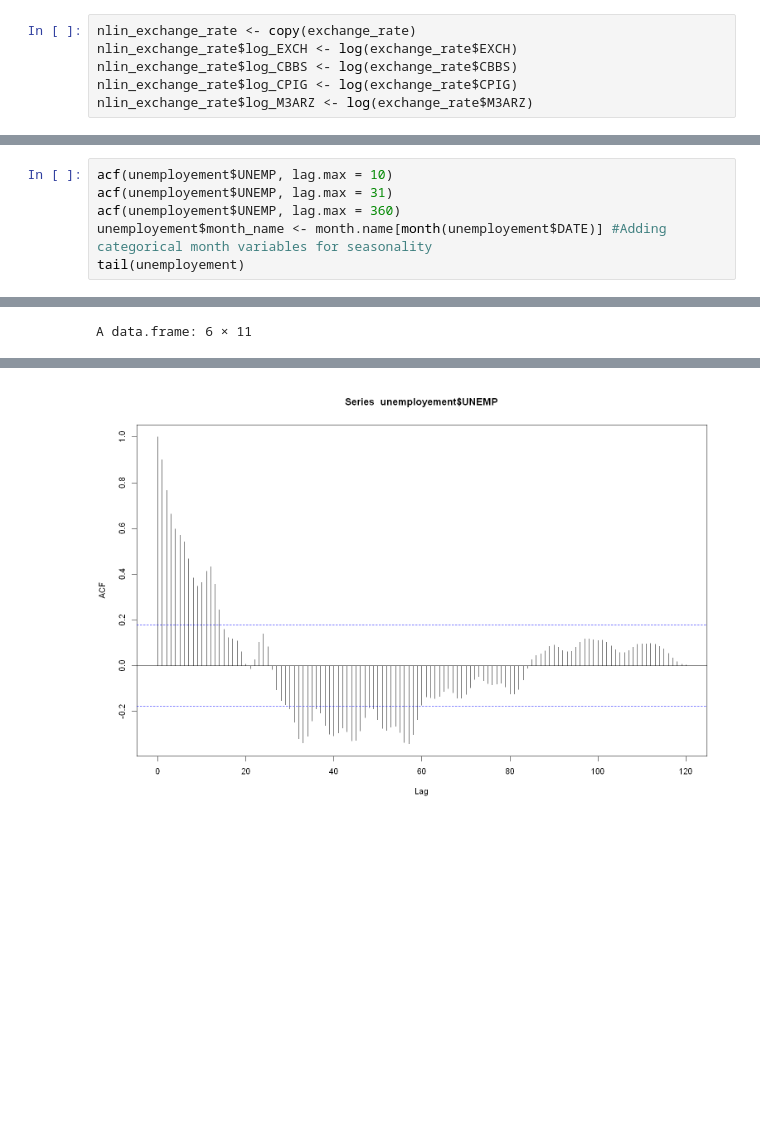
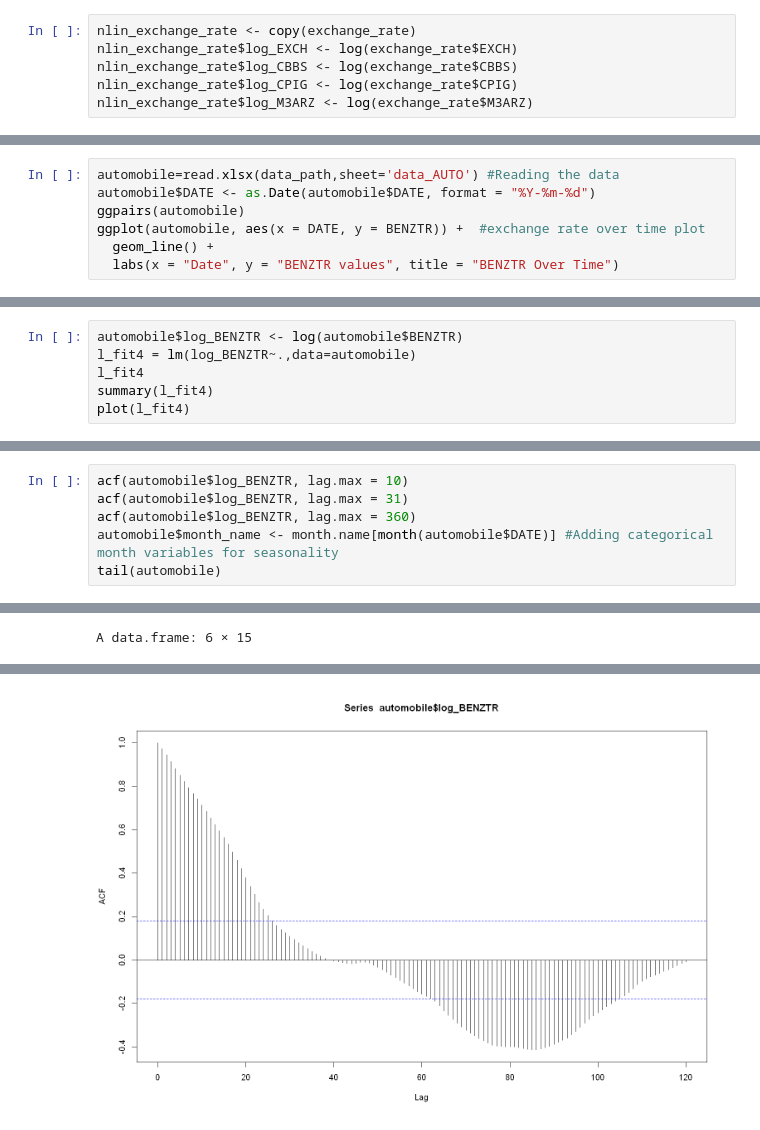
Before and after one commit to BU-IE-360/spring24-kayrasenerr, a Jupyter notebook: rtest.ipynb, the cells around one changed output, grey strips where cells are left out. Drawn from its saved outputs; the diff is of its cells as text; blank space fills up the shorter version.

```diff
--- a/rtest.ipynb
+++ b/rtest.ipynb
@@ -292,0 +398,7 @@ F-statistic: 28.22 on 9 and 111 DF,  p-value: < 2.2e-16
+# %%
+automobile=read.xlsx(data_path,sheet='data_AUTO') #Reading the data
+automobile$DATE <- as.Date(automobile$DATE, format = "%Y-%m-%d")
+ggpairs(automobile)
+ggplot(automobile, aes(x = DATE, y = BENZTR)) +  #exchange rate over time plot
+  geom_line() +
+  labs(x = "Date", y = "BENZTR values", title = "BENZTR Over Time")
@@ -292,0 +408,6 @@ F-statistic: 28.22 on 9 and 111 DF,  p-value: < 2.2e-16
+# %%
+automobile$log_BENZTR <- log(automobile$BENZTR)
+l_fit4 = lm(log_BENZTR~.,data=automobile)
+l_fit4
+summary(l_fit4)
+plot(l_fit4)
@@ -293,7 +446,7 @@ F-statistic: 28.22 on 9 and 111 DF,  p-value: < 2.2e-16
 # %%
-acf(unemployement$UNEMP, lag.max = 10)
-acf(unemployement$UNEMP, lag.max = 31)
-acf(unemployement$UNEMP, lag.max = 360)
-unemployement$month_name <- month.name[month(unemployement$DATE)] #Adding categorical month variables for seasonality
-tail(unemployement)
+acf(automobile$log_BENZTR, lag.max = 10)
+acf(automobile$log_BENZTR, lag.max = 31)
+acf(automobile$log_BENZTR, lag.max = 360)
+automobile$month_name <- month.name[month(automobile$DATE)] #Adding categorical month variables for seasonality
+tail(automobile)
 # %% [output]
@@ -302 +455 @@ tail(unemployement)
-A data.frame: 6 × 11
+A data.frame: 6 × 15
@@ -311 +464 @@ A data.frame: 6 × 11
-[figure, old version]
+[figure, new version]
```
Also changed, not shown: parts of 36 cells of this notebook.
